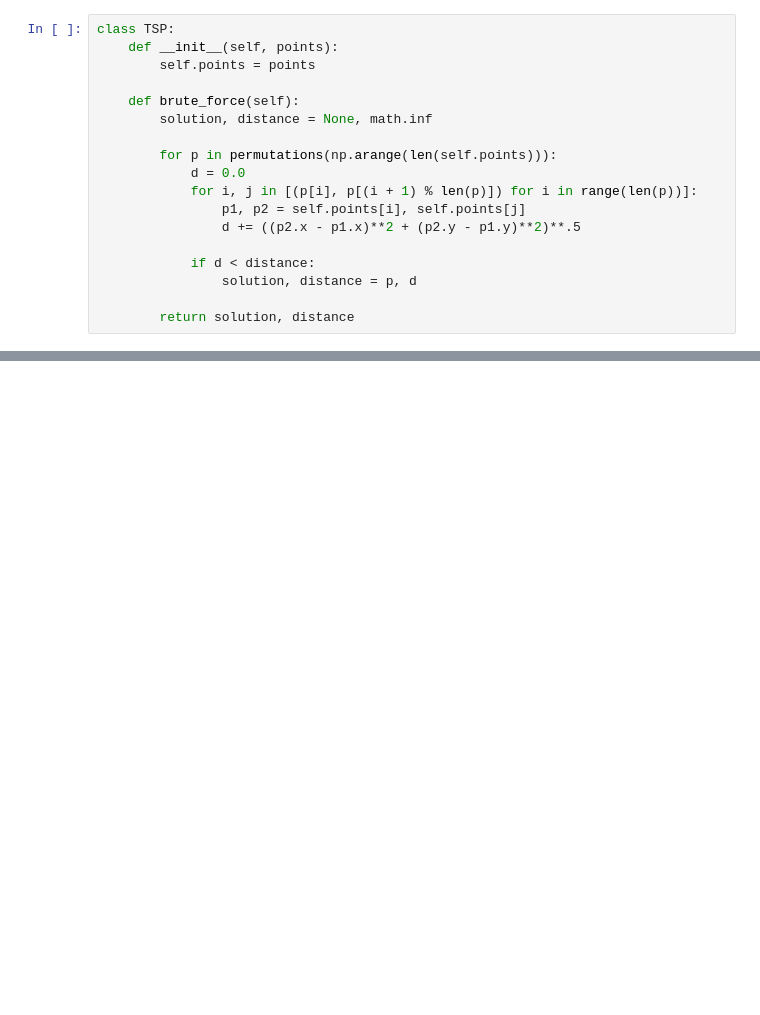
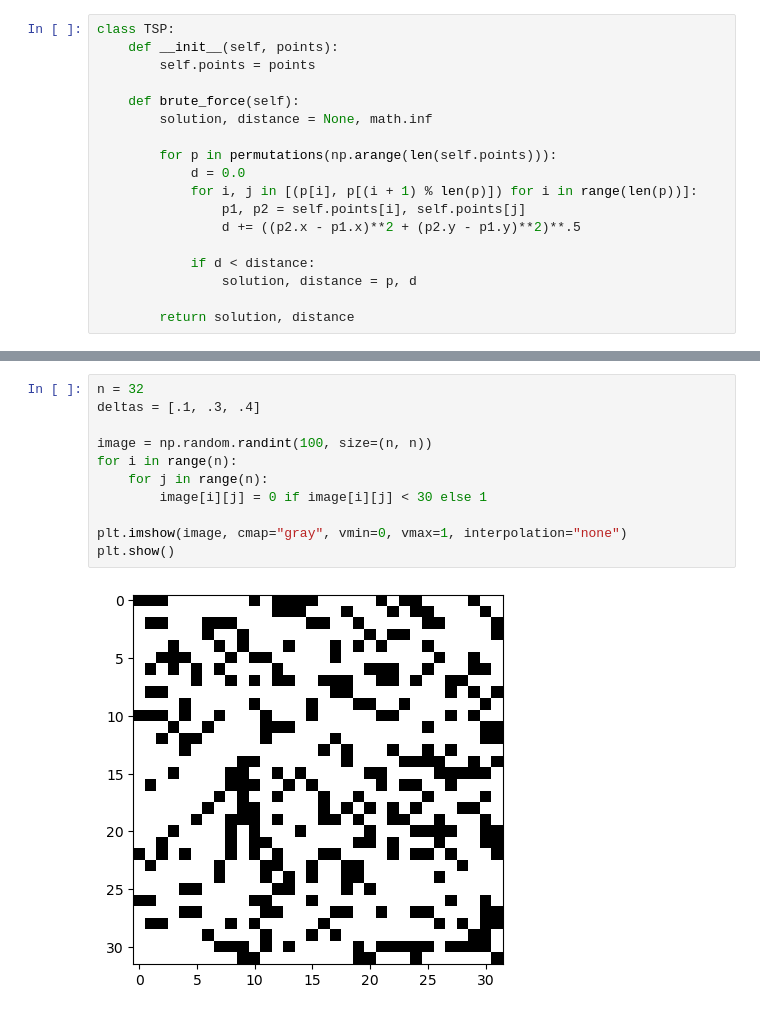
Before and after one commit to Szaroslav/computational-methods-agh-course, a Jupyter notebook: lab04/lab04.ipynb, the cells around one changed output, grey strips where cells are left out. Saved outputs shown, nothing was run; the diff lists cells and outputs as text; blank space fills up the shorter version.

```diff
--- a/lab04/lab04.ipynb
+++ b/lab04/lab04.ipynb
@@ -283,0 +290,13 @@ print(pd.DataFrame(data=results), end="\n\n\n\n")
+# %%
+n = 32
+deltas = [.1, .3, .4]
+
+image = np.random.randint(100, size=(n, n))
+for i in range(n):
+    for j in range(n):
+        image[i][j] = 0 if image[i][j] < 30 else 1
+
+plt.imshow(image, cmap="gray", vmin=0, vmax=1, interpolation="none")
+plt.show()
+# %% [output]
+[figure, added]
```
Also changed, not shown: parts of 5 cells of this notebook, 1 other file.
